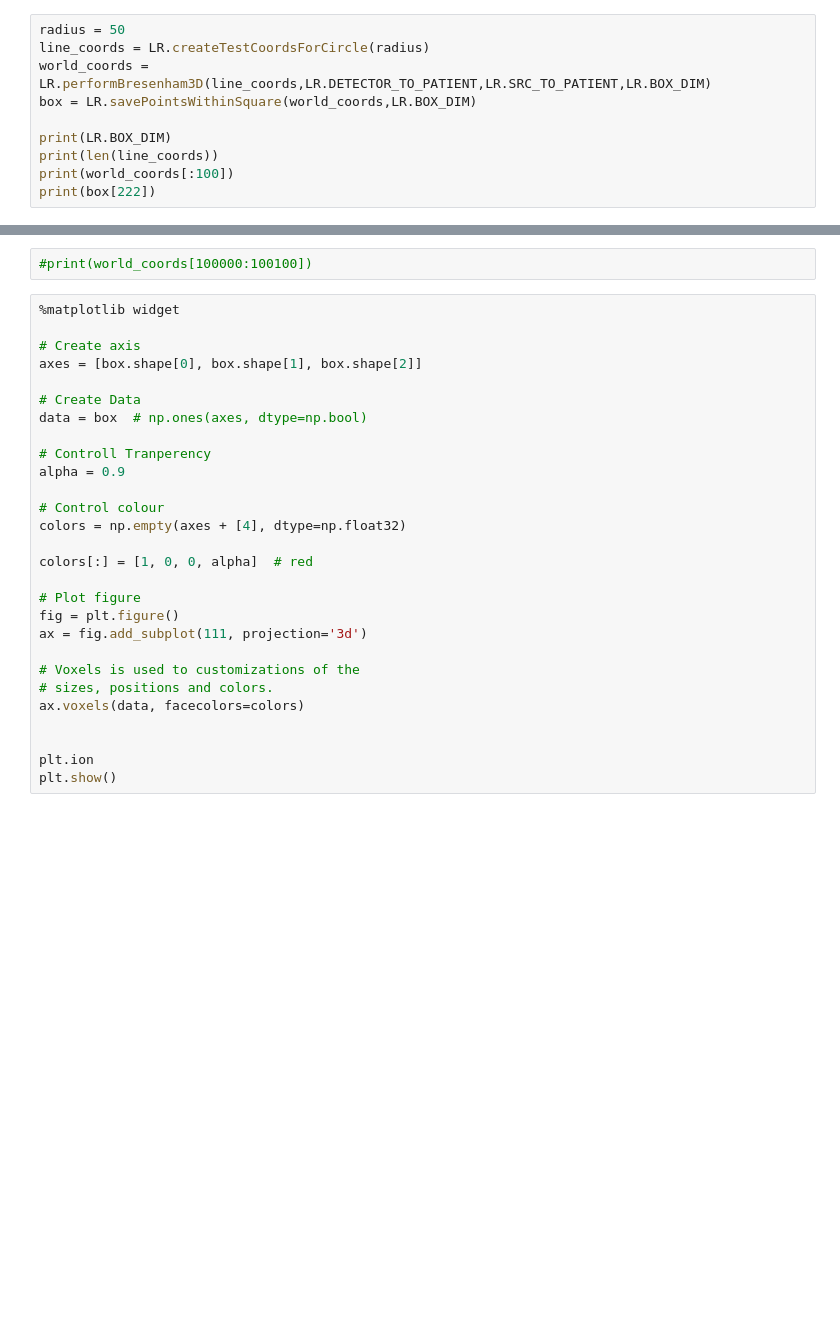
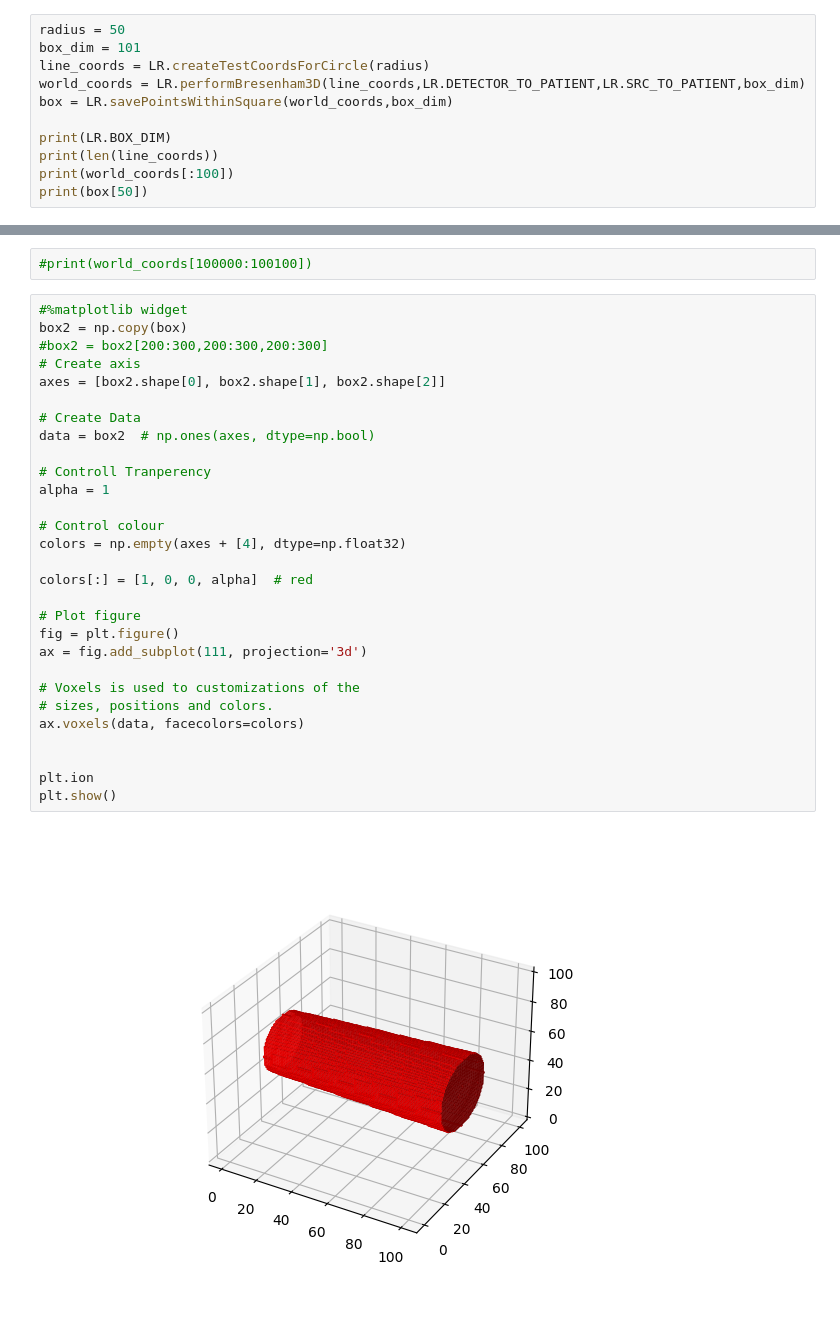
Before and after one commit to D-Gaard/bachelor, a Jupyter notebook: lineRender.ipynb, the cells around one changed output, grey strips where cells are left out. Saved outputs shown, nothing was run; the diff lists cells and outputs as text; blank space fills up the shorter version.

```diff
--- a/lineRender.ipynb
+++ b/lineRender.ipynb
@@ -5,14 +5,15 @@ from mpl_toolkits.mplot3d import Axes3D
 import numpy as np
 # %%
 radius = 50
+box_dim = 101
 line_coords = LR.createTestCoordsForCircle(radius)
-world_coords = LR.performBresenham3D(line_coords,LR.DETECTOR_TO_PATIENT,LR.SRC_TO_PATIENT,LR.BOX_DIM)
-box = LR.savePointsWithinSquare(world_coords,LR.BOX_DIM)
+world_coords = LR.performBresenham3D(line_coords,LR.DETECTOR_TO_PATIENT,LR.SRC_TO_PATIENT,box_dim)
+box = LR.savePointsWithinSquare(world_coords,box_dim)
 
 print(LR.BOX_DIM)
 print(len(line_coords))
 print(world_coords[:100])
-print(box[222])
+print(box[50])
 # %% [output]
 445
 7845
@@ -27,30 +28,33 @@ print(box[222])
 # %%
 #print(world_coords[100000:100100])
 # %%
-%matplotlib widget
-
+#%matplotlib widget
+box2 = np.copy(box)
+#box2 = box2[200:300,200:300,200:300]
 # Create axis
-axes = [box.shape[0], box.shape[1], box.shape[2]]
+axes = [box2.shape[0], box2.shape[1], box2.shape[2]]
 
 # Create Data
-data = box  # np.ones(axes, dtype=np.bool)
+data = box2  # np.ones(axes, dtype=np.bool)
 
 # Controll Tranperency
-alpha = 0.9
+alpha = 1
 
 # Control colour
 colors = np.empty(axes + [4], dtype=np.float32)
 
 colors[:] = [1, 0, 0, alpha]  # red
 
 # Plot figure
 fig = plt.figure()
 ax = fig.add_subplot(111, projection='3d')
 
 # Voxels is used to customizations of the
 # sizes, positions and colors.
 ax.voxels(data, facecolors=colors)
 
 
 plt.ion
 plt.show()
+# %% [output]
+[figure, added]
```
Also changed, not shown: parts of 2 cells of this notebook.
